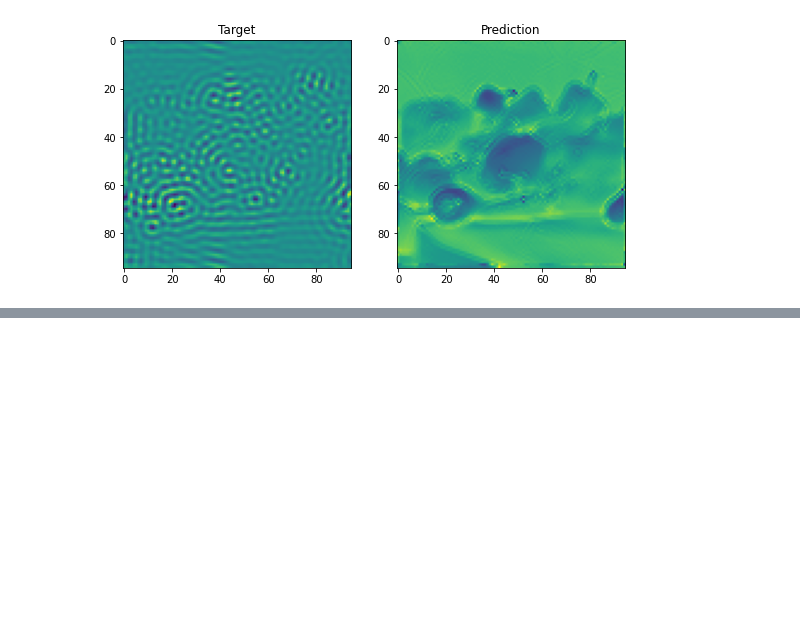
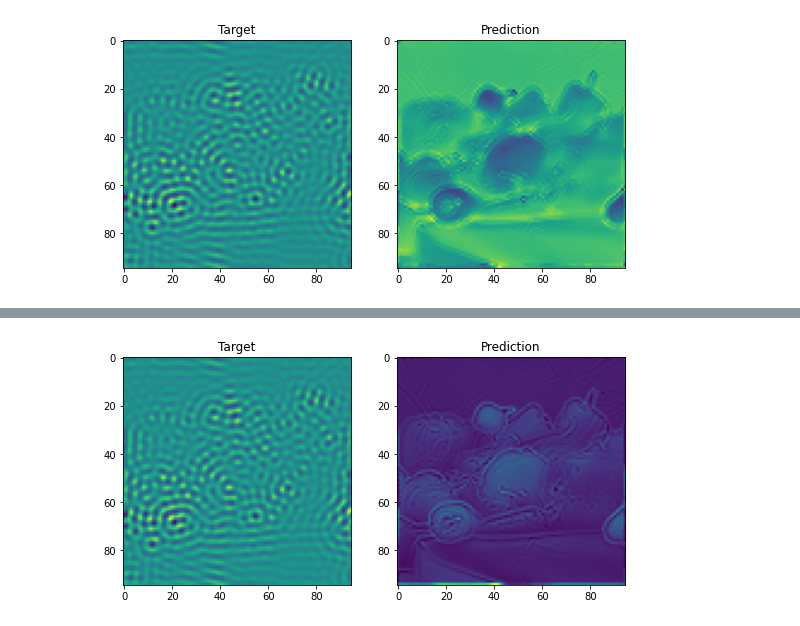
Before and after one commit to leopoldmaillard/GNNs, a Jupyter notebook: spatial_gnn.ipynb, the cells around one changed output, grey strips where cells are left out. Saved outputs shown, nothing was run; the diff lists cells and outputs as text; code cells hidden in the pictures; blank space fills up the shorter version.

```diff
--- a/spatial_gnn.ipynb
+++ b/spatial_gnn.ipynb
@@ -176,0 +207,10 @@ plot_predictions(YH_band, pred)
+# %%
+# band pass model
+model_band = GINFilter()
+model_band.compile(optimizer='Adam', loss='mse')
+
+history_band = model_band.fit([XA, XH], [YA_band, YH_band], epochs = 10, verbose=True, batch_size = 1)
+pred = model_band([XA, XH])
+
+plot_predictions(YH_band, pred)
+# %% [output]
@@ -176,0 +237 @@ plot_predictions(YH_band, pred)
+[figure, added]
```
Also changed, not shown: parts of 3 cells of this notebook, 2 other files.
